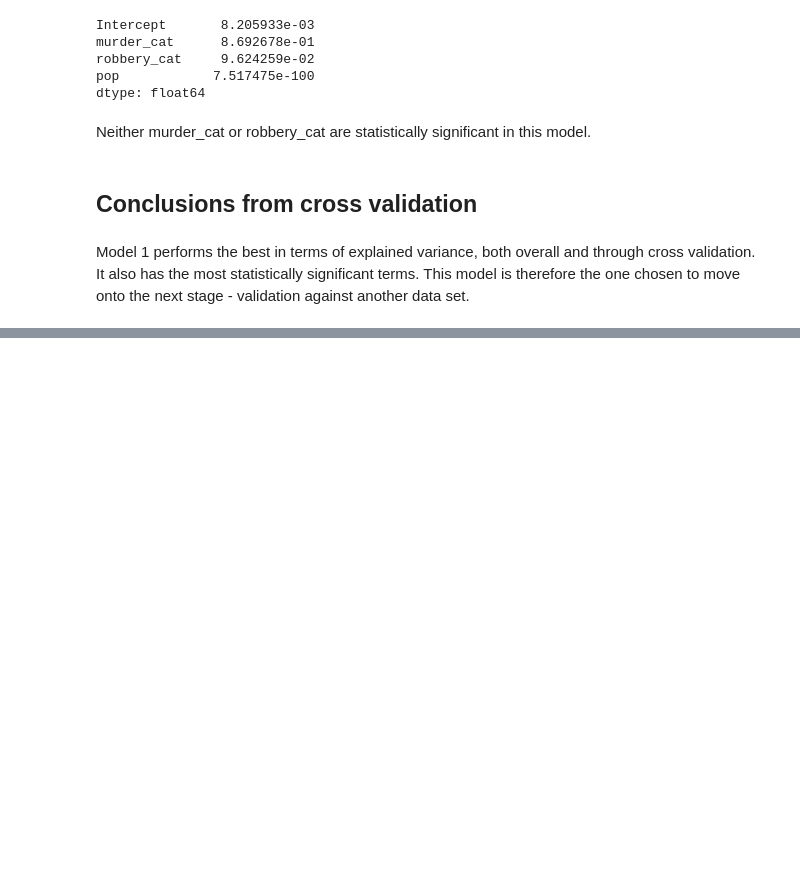
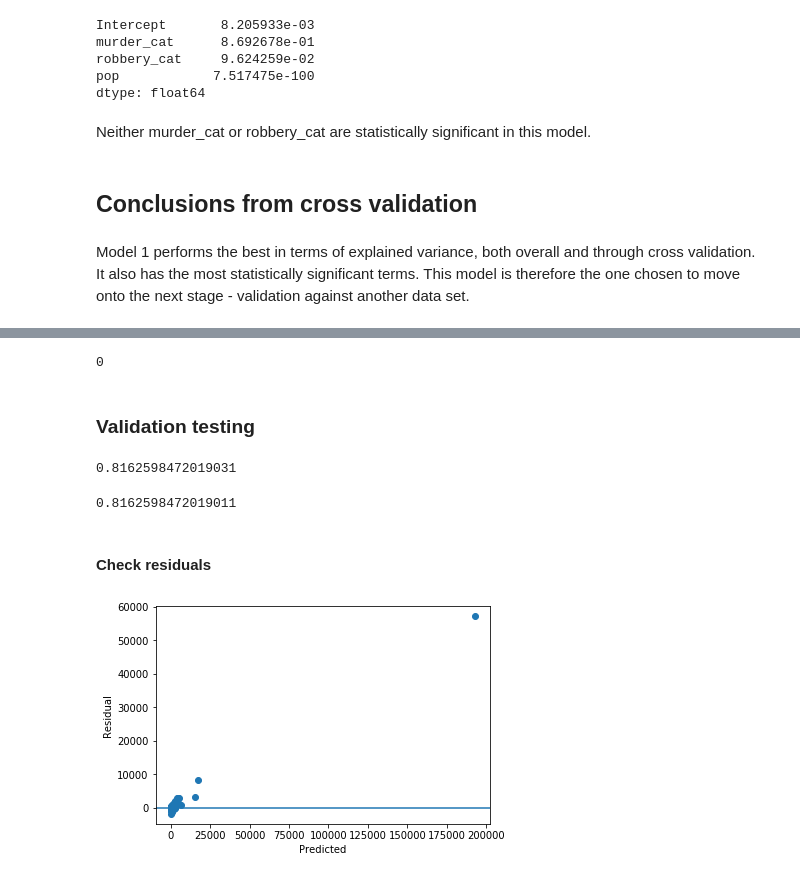
Before and after one commit to SmellsLikeCake/crime-in-ny-state, a Jupyter notebook: Crime-in-ny-state-validation.ipynb, the cells around one changed output, grey strips where cells are left out. Cells and saved outputs as stored; diff of their text form; code cells hidden in the pictures; blank space fills up the shorter version.

Commit message:
Tested on new dataset. Tried squared feature - no improvement

```diff
--- a/Crime-in-ny-state-validation.ipynb
+++ b/Crime-in-ny-state-validation.ipynb
@@ -174,0 +264,2 @@ Model 1 performs the best in terms of explained variance, both overall and throu
+# %%
+features_2014['rape'] = np.where(np.isnan(ny_crime_2014['rape_old']), ny_crime_2014['rape_new'], ny_crime_2014['rape_old'])
@@ -174,0 +274,3 @@ Model 1 performs the best in terms of explained variance, both overall and throu
+# %%
+features_2014['murder_cat'] = np.where(ny_crime_2014['murder'] > 0, 1, 0)
+features_2014['robbery_cat'] = np.where(ny_crime_2014['robbery'] > 0, 1, 0)
@@ -174,0 +286,36 @@ Model 1 performs the best in terms of explained variance, both overall and throu
+# %%
+sum(np.isnan(features_2014.any()))
+# %% [output]
+0
+# %% [markdown]
+### Validation testing
+# %%
+X_2014 = features_2014[['murder_cat', 'robbery_cat', 'rape']]
+Y_2014 = features_2014['prop_crime'].values.reshape(-1, 1)
+
+regr_1.score(X_2014, Y_2014)
+# %% [output]
+0.8162598472019031
+# %%
+## Check r-squared
+y_pred_2014 = lm_1.predict(X_2014)
+residuals_2014 = np.array(y_pred_2014) - features_2014['prop_crime']
+residuals_2014_sq = residuals_2014**2
+sse = sum(residuals_2014_sq)
+mean_2014 = np.mean(features_2014['prop_crime'])
+diffs_2014 = features_2014['prop_crime'] - mean_2014
+diffs_2014_sq = diffs_2014**2
+total_sum_sqs = sum(diffs_2014_sq)
+1-(sse/total_sum_sqs)
+# %% [output]
+0.8162598472019011
+# %% [markdown]
+#### Check residuals
+# %%
+plt.scatter(y_pred_2014, residuals_2014)
+plt.axhline(y=0)
+plt.xlabel('Predicted')
+plt.ylabel('Residual')
+plt.show()
+# %% [output]
+[figure, added]
```
Also changed, not shown: parts of 38 cells of this notebook.
